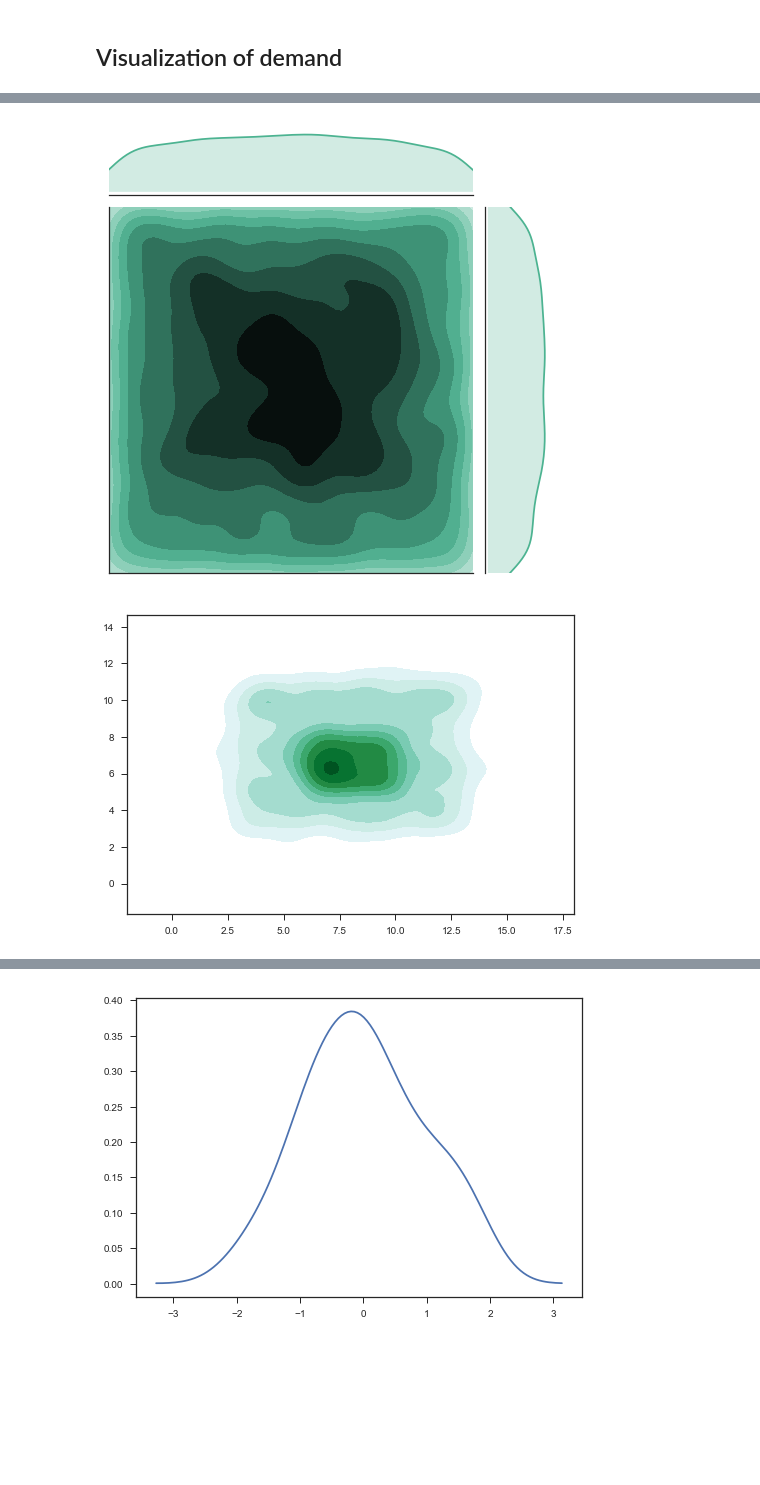
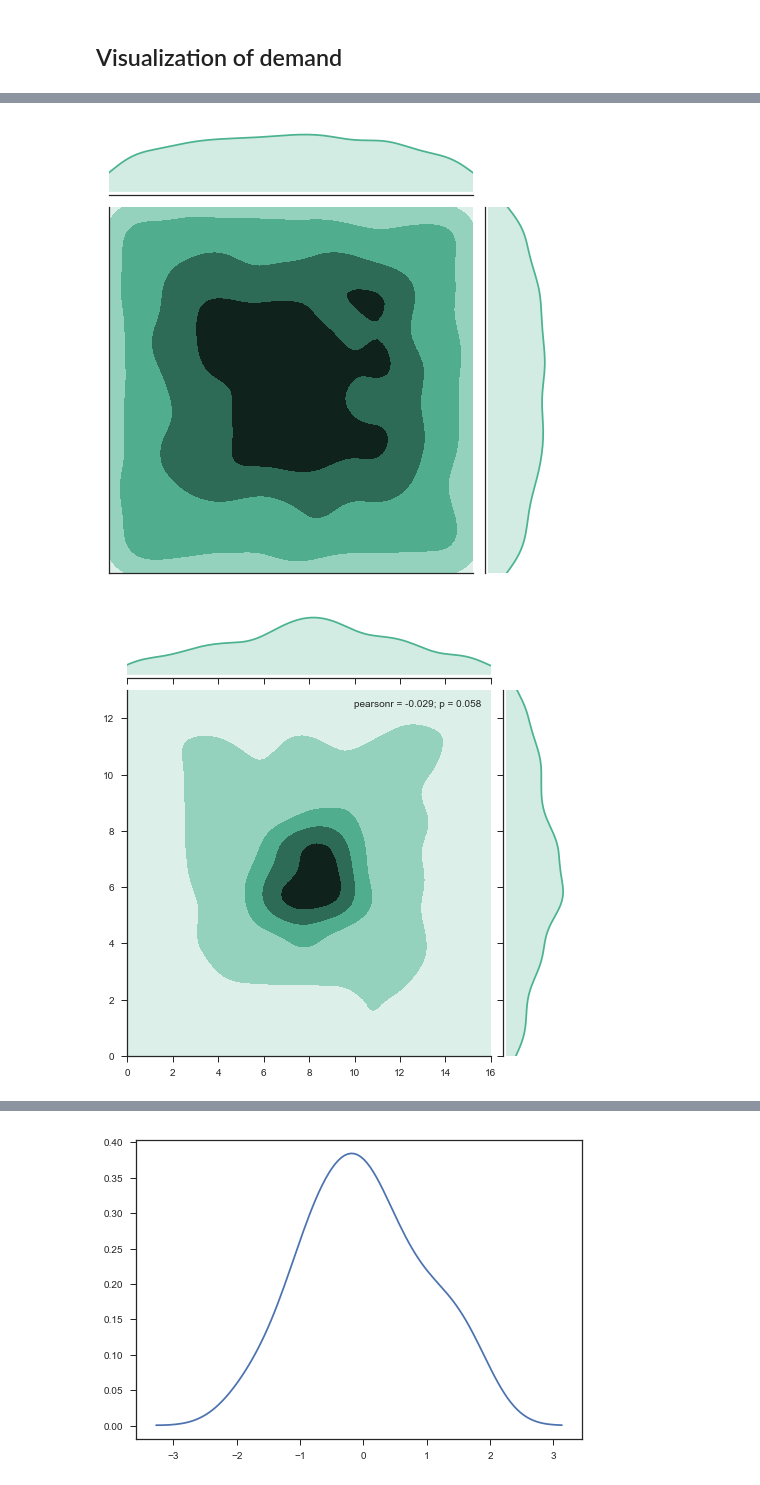
Before and after one commit to AlanPi1992/Curbside-pickup-dropoff-locations, a Jupyter notebook: Case_study2.ipynb, the cells around one changed output, grey strips where cells are left out. Cells and saved outputs as stored; diff of their text form; code cells hidden in the pictures; blank space fills up the shorter version.

```diff
--- a/Case_study2.ipynb
+++ b/Case_study2.ipynb
@@ -52,6 +53,7 @@ for i in range(n_rows):
         if i >= 5 and i <= 7 and j >= 6 and j <= 9:
             demand_matrix2[i,j] = np.random.randint(30, 40, size=1)[0]
 
+demand_matrix2 = demand_matrix2 - 5
 print(np.sum(demand_matrix2))
 
 g2 = Grid(n_rows, n_cols, candidate_list, costs_list, srkernel_list, demand_matrix2)
@@ -134,12 +136,12 @@ print(min_cand2[62:])
 ## High variance case
 # %%
 np.random.seed(102)
-demand_matrix = np.random.randint(0, 10, size=(n_rows, n_cols))
+demand_matrix = np.random.randint(5, 20, size=(n_rows, n_cols))
 
 for i in range(n_rows):
     for j in range(n_cols):
         if i >= 3 and i <= 10 and j >= 3 and j <= 12:
-            demand_matrix[i,j] = np.random.randint(20, 40, size=1)[0]
+            demand_matrix[i,j] = np.random.randint(15, 40, size=1)[0]
         if i >= 5 and i <= 7 and j >= 6 and j <= 9:
             demand_matrix[i,j] = np.random.randint(50, 100, size=1)[0]
 
@@ -202,7 +315,7 @@ for i in range(n_rows):
         x2 = np.concatenate((x2, _tmpx))
         y2 = np.concatenate((y2, _tmpy))
 
-grid = sns.jointplot(y2, x2, kind="kde", color="#4CB391", n_levels = 10, ylim=[0,13], xlim=[0,16])
+grid = sns.jointplot(y2, x2, kind="kde", color="#4CB391", n_levels = 4, ylim=[0,13], xlim=[0,16])
 grid.ax_joint.legend_.remove()
 # grid.ax_marg_x.set_axis_off()
 # grid.ax_marg_y.set_axis_off()
@@ -212,22 +325,27 @@ grid.fig.set_figwidth(7)
 grid.fig.set_figheight(7)
 grid.savefig("kde_low.png", dpi=300)
 # %% [output]
-[figure, old version]
+[figure, new version]
 # %%
 x = np.zeros(0)
 y = np.zeros(0)
 for i in range(n_rows):
     for j in range(n_cols):
         _tmpx = np.random.uniform(i, i+1, demand_matrix[i,j])
         _tmpy = np.random.uniform(j, j+1, demand_matrix[i,j])
         x = np.concatenate((x, _tmpx))
         y = np.concatenate((y, _tmpy))
 x = np.array(x)
 y = np.array(y)
 
-
-plt.figure()
-ax = sns.kdeplot(y, x, shade=True, shade_lowest=False, cbar=True)
-plt.show()
+grid = sns.jointplot(y, x, kind="kde", color="#4CB391", n_levels = 5, ylim=[0,13], xlim=[0,16], cbar=True)
+# grid.ax_joint.legend_.remove()
+# grid.ax_marg_x.set_axis_off()
+# grid.ax_marg_y.set_axis_off()
+# grid.ax_joint.set_xticks([])
+# grid.ax_joint.set_yticks([])
+grid.fig.set_figwidth(7)
+grid.fig.set_figheight(7)
+grid.savefig("kde_high.png", dpi=300)
 # %% [output]
-[figure, old version]
+[figure, new version]
```
Also changed, not shown: parts of 9 cells of this notebook, 2 other files.
